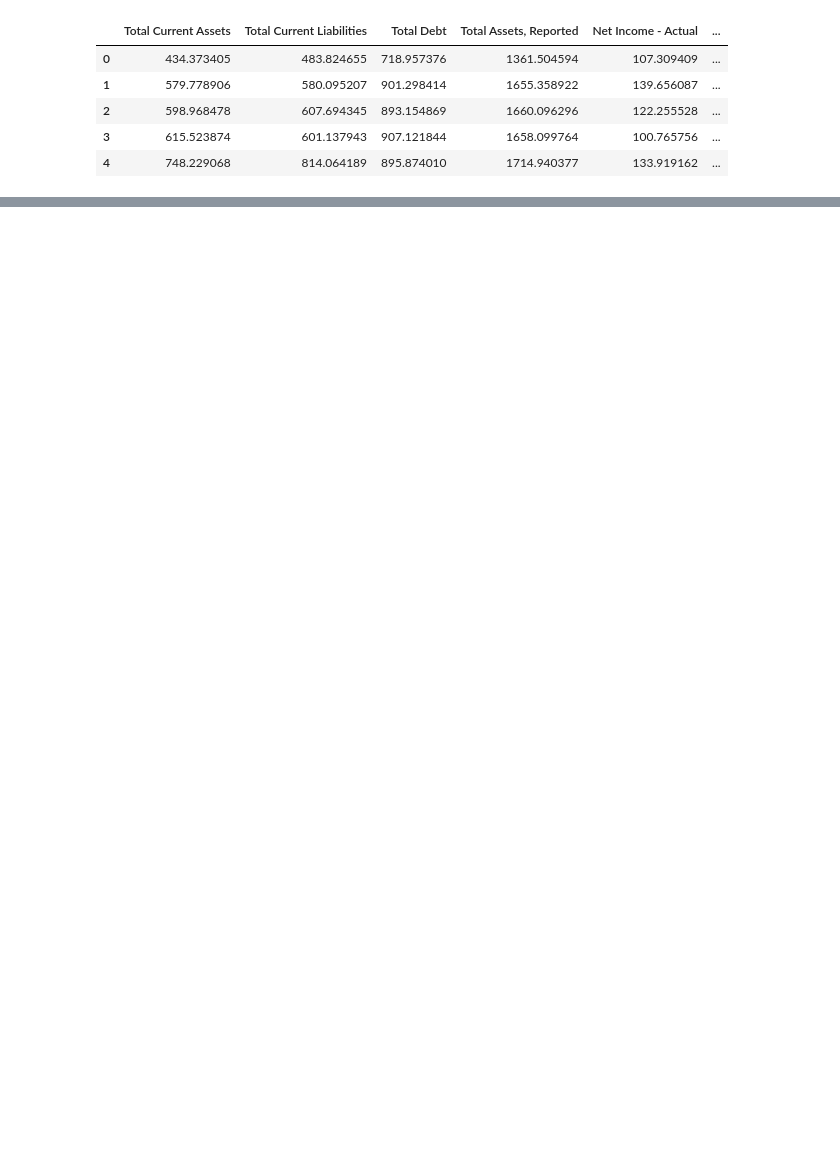
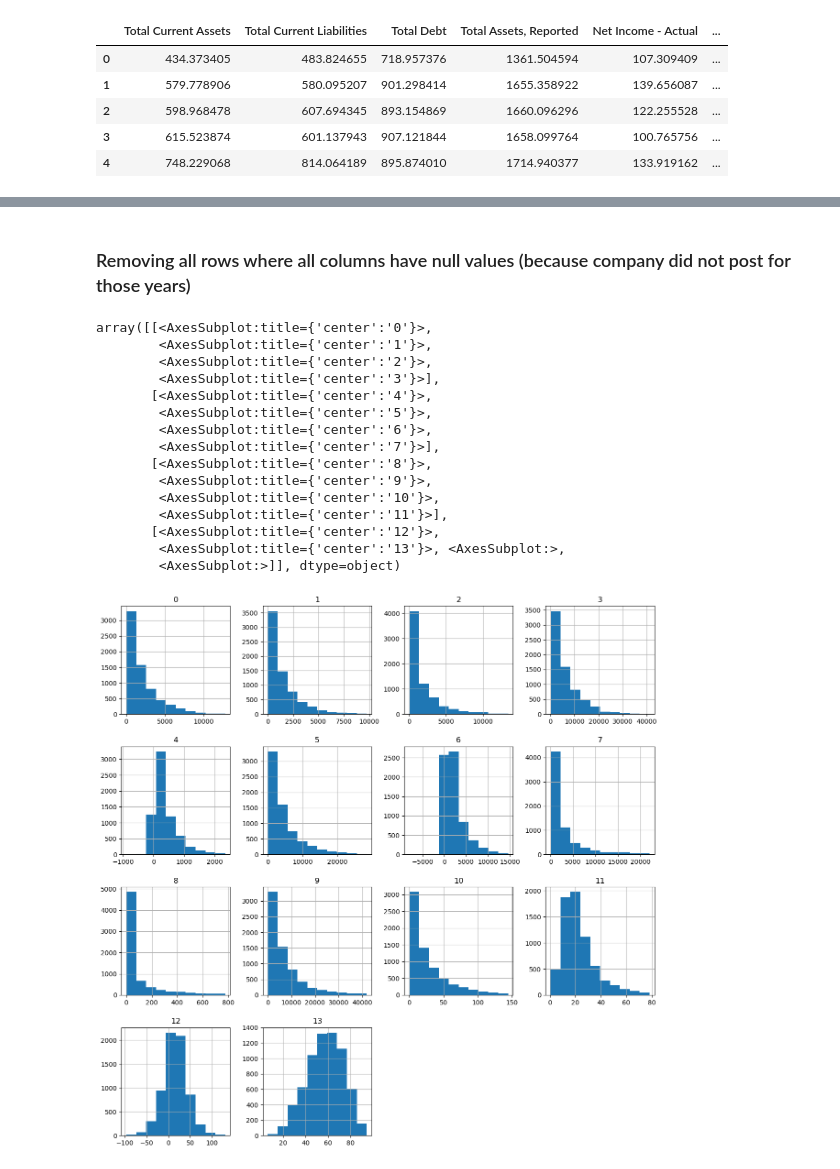
Before and after one commit to sprabhu4/SP_ESG_Pred, a Jupyter notebook: Data normalization and imputation.ipynb, the cells around one changed output, grey strips where cells are left out. Drawn from its saved outputs; the diff is of its cells as text; code cells hidden in the pictures; blank space fills up the shorter version.

```diff
--- a/Data normalization and imputation.ipynb
+++ b/Data normalization and imputation.ipynb
@@ -122,0 +139,8 @@ missing_cols = ['Total Current Assets', 'Total Current Liabilities', 'Total Debt
+# %% [markdown]
+### Removing all rows where all columns have null values (because company did not post for those years)
+# %%
+# create a boolean mask of NaN values
+mask = np.isnan(dataset).any(axis=1)
+
+# select rows that do not have all NaN values
+dataset = dataset[~mask]
@@ -123 +150,29 @@ missing_cols = ['Total Current Assets', 'Total Current Liabilities', 'Total Debt
+# %%
+imputer = KNNImputer(n_neighbors=5,missing_values=np.nan)
+dataset = imputer.fit_transform(dataset)
+# %%
+#export merged dataframe
+dataset = pd.DataFrame(dataset)
+dataset.to_csv('clean data.csv')
+
+# Plot a histogram
+
+dataset.hist( figsize=(15,15))
+# %% [output]
+array([[<AxesSubplot:title={'center':'0'}>,
+        <AxesSubplot:title={'center':'1'}>,
+        <AxesSubplot:title={'center':'2'}>,
+        <AxesSubplot:title={'center':'3'}>],
+       [<AxesSubplot:title={'center':'4'}>,
+        <AxesSubplot:title={'center':'5'}>,
+        <AxesSubplot:title={'center':'6'}>,
+        <AxesSubplot:title={'center':'7'}>],
+       [<AxesSubplot:title={'center':'8'}>,
+        <AxesSubplot:title={'center':'9'}>,
+        <AxesSubplot:title={'center':'10'}>,
+        <AxesSubplot:title={'center':'11'}>],
+       [<AxesSubplot:title={'center':'12'}>,
+        <AxesSubplot:title={'center':'13'}>, <AxesSubplot:>,
+        <AxesSubplot:>]], dtype=object)
+[figure, added]
 # %%
```
Also changed, not shown: parts of 11 cells of this notebook, 1 other file.
